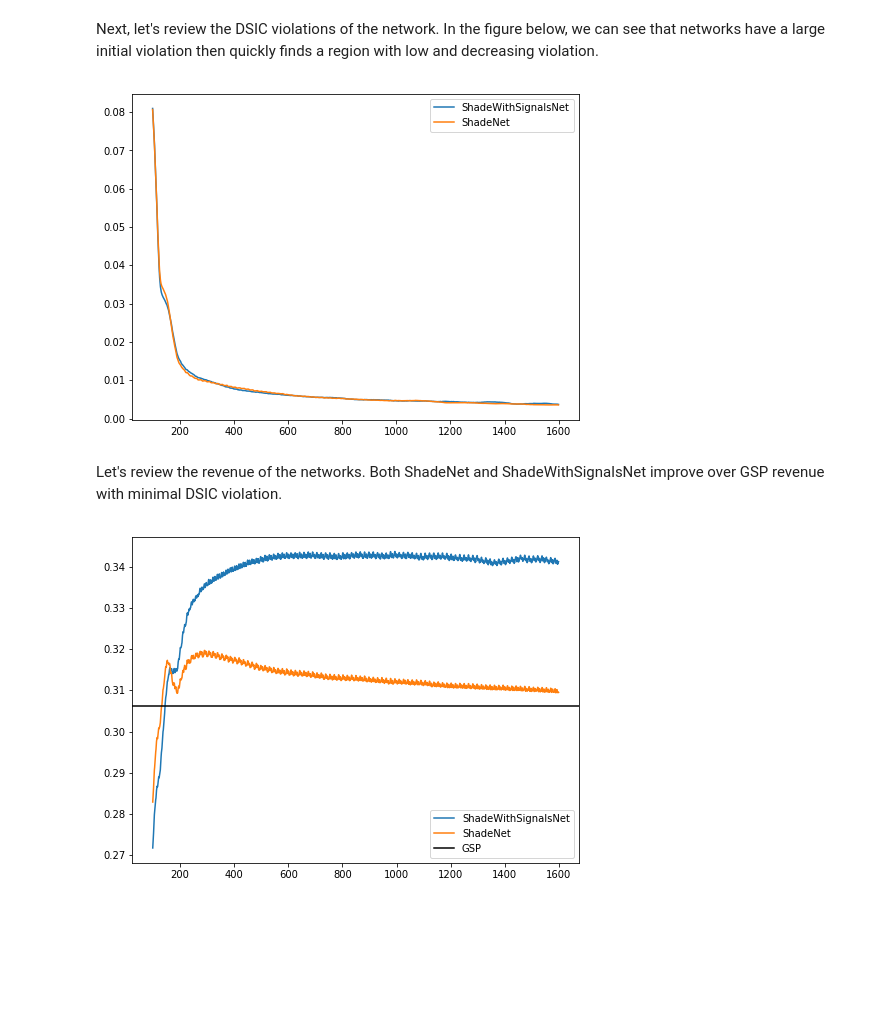
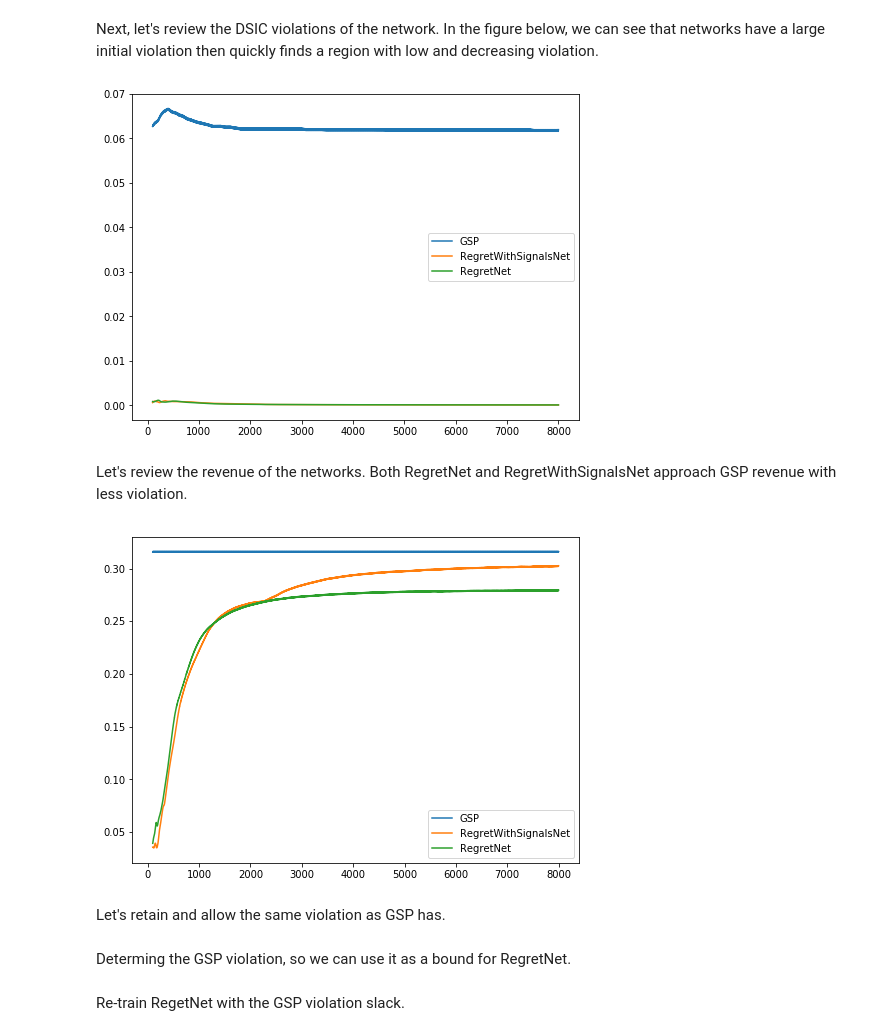
Before and after one commit to OdetteRoest/learning-auctions, a Jupyter notebook: learning-position-auctions.ipynb, the cells around one changed output. Saved outputs shown, nothing was run; the diff lists cells and outputs as text; code cells hidden in the pictures; blank space fills up the shorter version.

Commit message:
moved to regretnet everywhere

```diff
--- a/learning-position-auctions.ipynb
+++ b/learning-position-auctions.ipynb
@@ -495,8 +508,9 @@ def create_shade_net_with_signals(bidders, signal_count, features=100, hidden_un
 # %% [markdown]
 The networks will train on data that is sampled from the value distribution, which is loaded into a `DataLoader`.
 # %%
-sample_size = 1000
-batch_size = 64
+sample_size = 2**11
+batch_size = 2**8
+epochs = 1000
 
 indepedent_components = torch.rand(sample_size, bidders)
 common_components = torch.rand(sample_size, 1)
@@ -516 +528,5 @@ gsp_revenue = (click_curve[:,1:3]*torch.sort(values.to(device), dim=1, descendin
+# %%
+gsp_responders = [Responder(bidder, 100).to(device) for bidder in range(bidders)]
+gsp = create_gsp_mechanism()
+gsp_report = run_gsp(gsp, gsp_responders, values_loader, epochs=epochs)
 # %% [markdown]
@@ -521,25 +534,32 @@ shade_net_with_signals = create_shade_net_with_signals(bidders, 1).to(device)
+# %%
+regret_net = create_regret_net(bidders).to(device)
+regret_net_with_signals = create_regret_net_with_signals(bidders, 1).to(device)
+regret_net_responders = [Responder(bidder, 100).to(device) for bidder in range(bidders)]
+regret_net_with_signals_responders = [Responder(bidder, 100).to(device) for bidder in range(bidders)]
 # %% [markdown]
 We loop over the data for a number of epochs and record traces of the networks learning.
 # %%
-epochs = 100
-shade_net_report = train(shade_net, values_loader, epochs=epochs)
-shade_net_with_signals_report = train_with_signals(shade_net_with_signals, values_and_signals_loader, epochs=epochs)
+regret_net_report = train(regret_net, regret_net_responders, values_loader, epochs=epochs)
+regret_net_with_signals_report = train_with_signals(regret_net_with_signals, regret_net_with_signals_responders, values_and_signals_loader, epochs=epochs)
 # %% [markdown]
 Next, let's review the DSIC violations of the network. In the figure below, we can see that networks have a large initial violation then quickly finds a region with low and decreasing violation.
 # %%
 fig, ax = plt.subplots(figsize=(8,6));
-ax.plot(shade_net_with_signals_report[['total_dsic_violation']].rolling(100).mean(), label='ShadeWithSignalsNet');
-ax.plot(shade_net_report[['total_dsic_violation']].rolling(100).mean(), label='ShadeNet');
+ax.plot(gsp_report[['total_dsic_violation']].rolling(100).mean(), label='GSP');
+ax.plot(regret_net_with_signals_report[['total_dsic_violation']].rolling(100).mean(), label='RegretWithSignalsNet');
+ax.plot(regret_net_report[['total_dsic_violation']].rolling(100).mean(), label='RegretNet');
 ax.legend();
 # %% [output]
-[figure, old version]
+[figure, new version]
 # %% [markdown]
-Let's review the revenue of the networks.  Both ShadeNet and ShadeWithSignalsNet improve over GSP revenue with minimal DSIC violation.
+Let's review the revenue of the networks.  Both RegretNet and RegretWithSignalsNet approach GSP revenue with less violation.
 # %%
 fig, ax = plt.subplots(figsize=(8,6));
-ax.plot(shade_net_with_signals_report[['revenue']].rolling(100).mean(), label='ShadeWithSignalsNet');
-ax.plot(shade_net_report[['revenue']].rolling(100).mean(), label='ShadeNet');
-ax.axhline(gsp_revenue, c='k', label='GSP')
+ax.plot(gsp_report[['revenue']].rolling(100).mean(), label='GSP');
+ax.plot(regret_net_with_signals_report[['revenue']].rolling(100).mean(), label='RegretWithSignalsNet');
+ax.plot(regret_net_report[['revenue']].rolling(100).mean(), label='RegretNet');
 ax.legend();
 # %% [output]
-[figure, old version]
+[figure, new version]
+# %% [markdown]
+Let's retain and allow the same violation as GSP has.
@@ -545,0 +571,2 @@ ax.legend();
+# %% [markdown]
+Determing the GSP violation, so we can use it as a bound for RegretNet.
@@ -545,0 +575,2 @@ ax.legend();
+# %% [markdown]
+Re-train RegetNet with the GSP violation slack.
```
Also changed, not shown: parts of 26 cells of this notebook, 2 other files.
